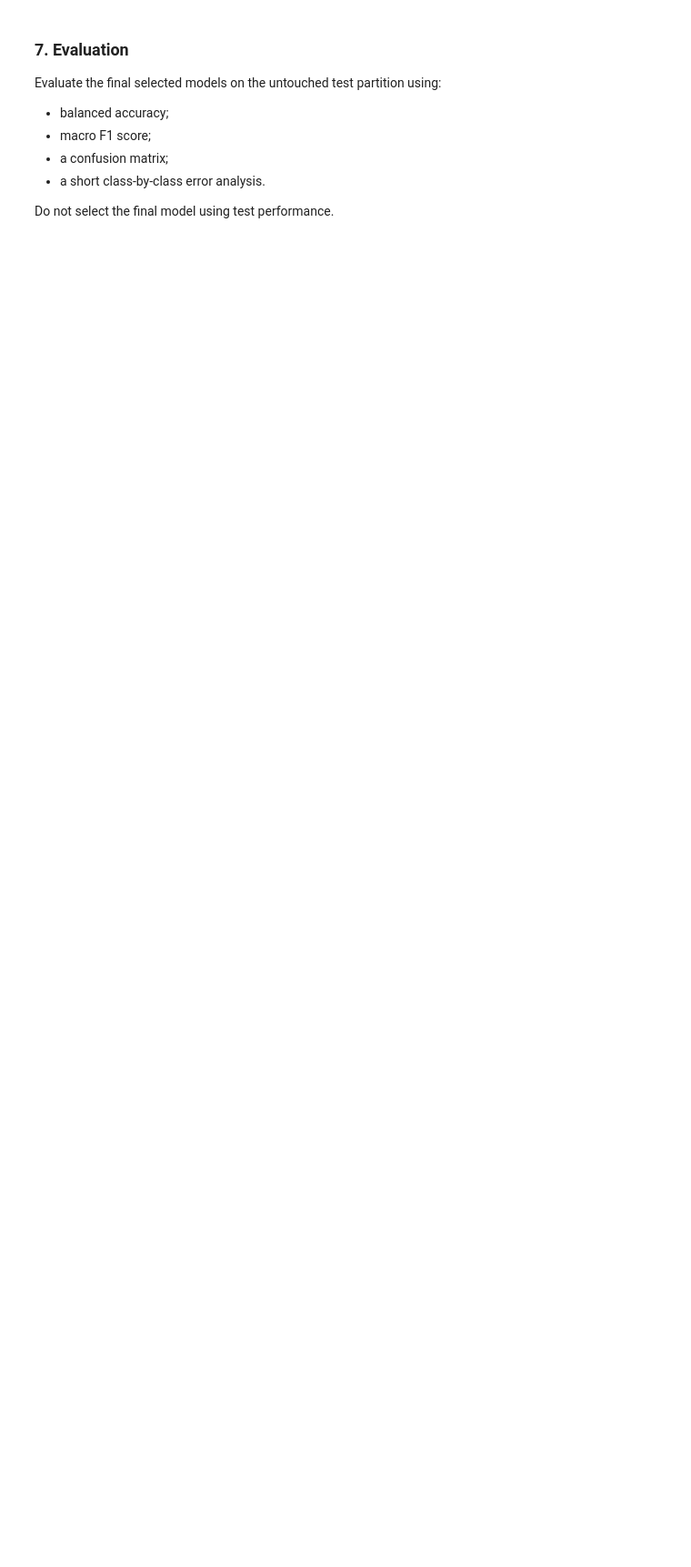
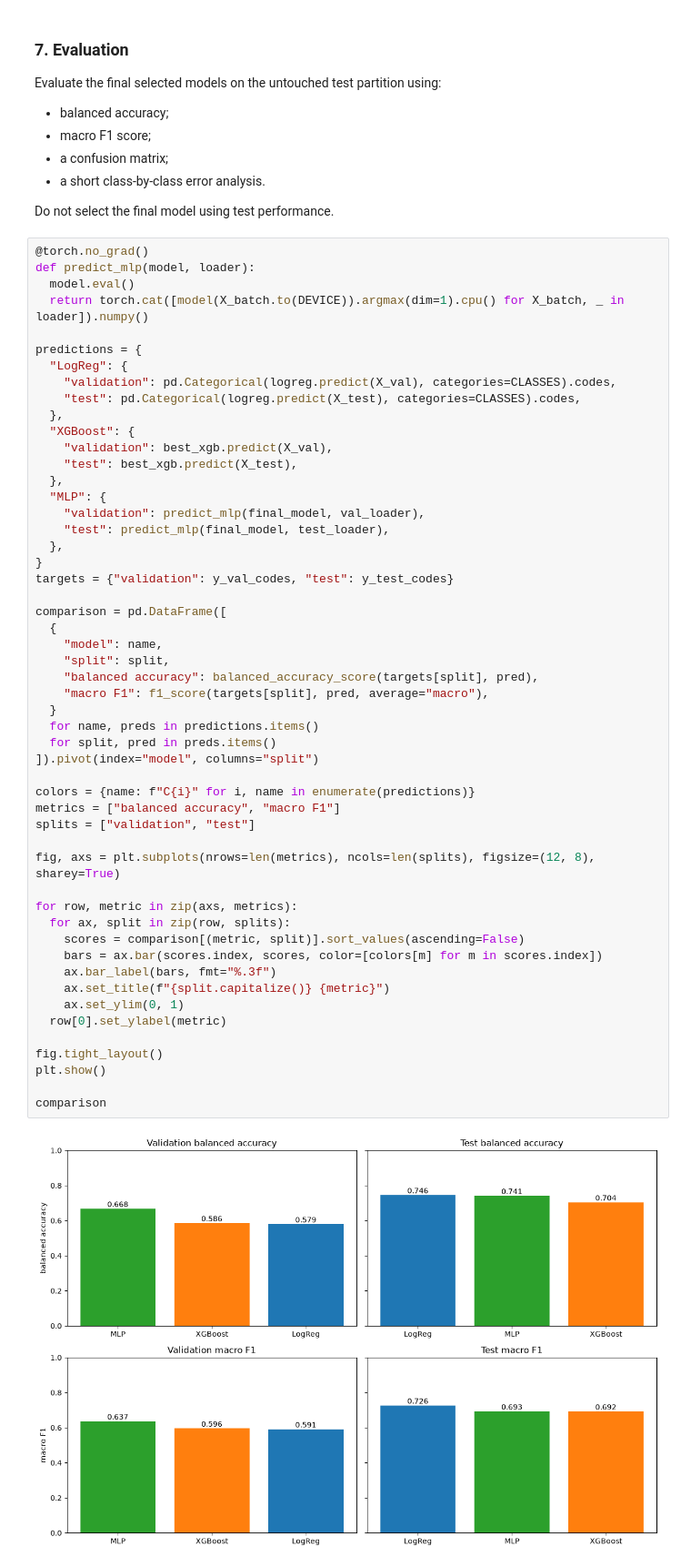
Before and after one commit to ALEGATOR1209/KSE_ML_for_bioinformatics, a Jupyter notebook: practicals/week6/Assignment6.ipynb, the cells around one changed output. Shown at 91% size. Drawn from its saved outputs; the diff is of its cells as text; blank space fills up the shorter version.

```diff
--- a/practicals/week6/Assignment6.ipynb
+++ b/practicals/week6/Assignment6.ipynb
@@ -569,3 +694,57 @@ Evaluate the final selected models on the untouched test partition using:
 - a short class-by-class error analysis.
 
 Do not select the final model using test performance.
+# %%
+@torch.no_grad()
+def predict_mlp(model, loader):
+  model.eval()
+  return torch.cat([model(X_batch.to(DEVICE)).argmax(dim=1).cpu() for X_batch, _ in loader]).numpy()
+
+predictions = {
+  "LogReg": {
+    "validation": pd.Categorical(logreg.predict(X_val), categories=CLASSES).codes,
+    "test": pd.Categorical(logreg.predict(X_test), categories=CLASSES).codes,
+  },
+  "XGBoost": {
+    "validation": best_xgb.predict(X_val),
+    "test": best_xgb.predict(X_test),
+  },
+  "MLP": {
+    "validation": predict_mlp(final_model, val_loader),
+    "test": predict_mlp(final_model, test_loader),
+  },
+}
+targets = {"validation": y_val_codes, "test": y_test_codes}
+
+comparison = pd.DataFrame([
+  {
+    "model": name,
+    "split": split,
+    "balanced accuracy": balanced_accuracy_score(targets[split], pred),
+    "macro F1": f1_score(targets[split], pred, average="macro"),
+  }
+  for name, preds in predictions.items()
+  for split, pred in preds.items()
+]).pivot(index="model", columns="split")
+
+colors = {name: f"C{i}" for i, name in enumerate(predictions)}
+metrics = ["balanced accuracy", "macro F1"]
+splits = ["validation", "test"]
+
+fig, axs = plt.subplots(nrows=len(metrics), ncols=len(splits), figsize=(12, 8), sharey=True)
+
+for row, metric in zip(axs, metrics):
+  for ax, split in zip(row, splits):
+    scores = comparison[(metric, split)].sort_values(ascending=False)
+    bars = ax.bar(scores.index, scores, color=[colors[m] for m in scores.index])
+    ax.bar_label(bars, fmt="%.3f")
+    ax.set_title(f"{split.capitalize()} {metric}")
+    ax.set_ylim(0, 1)
+  row[0].set_ylabel(metric)
+
+fig.tight_layout()
+plt.show()
+
+comparison
+# %% [output]
+[figure, added]
```
Also changed, not shown: parts of 12 cells of this notebook.
